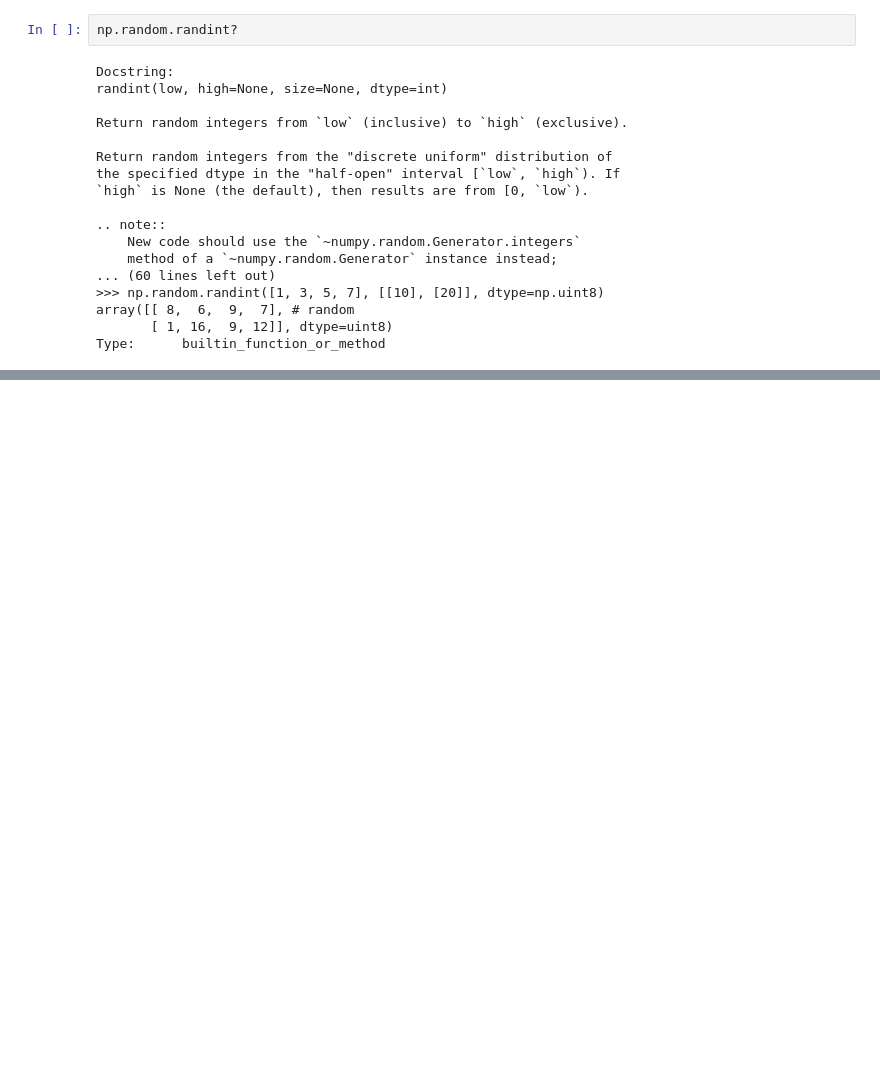
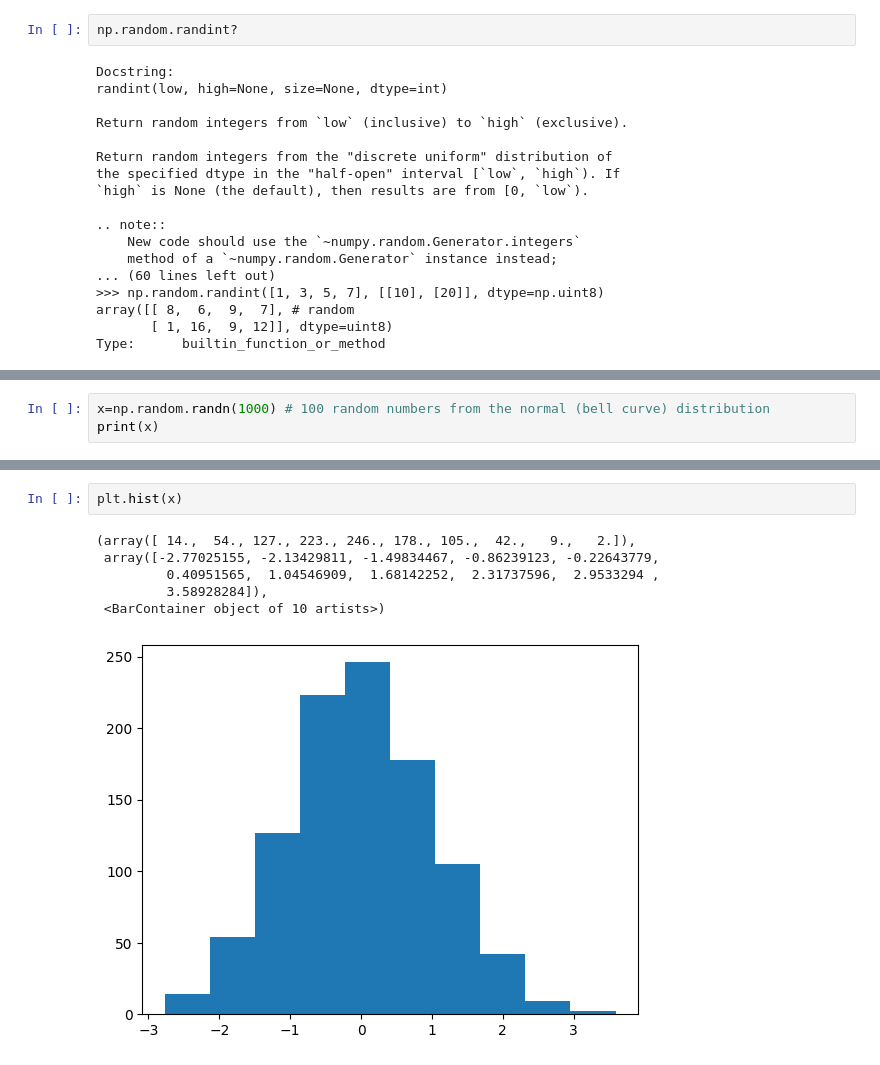
Before and after one commit to morey-ow/cs2521-summer2023, a Jupyter notebook: chapter4notes.ipynb, the cells around one changed output, grey strips where cells are left out. Saved outputs shown, nothing was run; the diff lists cells and outputs as text; blank space fills up the shorter version.

```diff
--- a/chapter4notes.ipynb
+++ b/chapter4notes.ipynb
@@ -458,0 +530,3 @@ array([[1, 7, 0],
+# %%
+x=np.random.randn(1000) # 100 random numbers from the normal (bell curve) distribution
+print(x)
@@ -458,0 +551,9 @@ array([[1, 7, 0],
+# %%
+plt.hist(x)
+# %% [output]
+(array([ 14.,  54., 127., 223., 246., 178., 105.,  42.,   9.,   2.]),
+ array([-2.77025155, -2.13429811, -1.49834467, -0.86239123, -0.22643779,
+         0.40951565,  1.04546909,  1.68142252,  2.31737596,  2.9533294 ,
+         3.58928284]),
+ <BarContainer object of 10 artists>)
+[figure, added]
```
Also changed, not shown: parts of 11 cells of this notebook.
